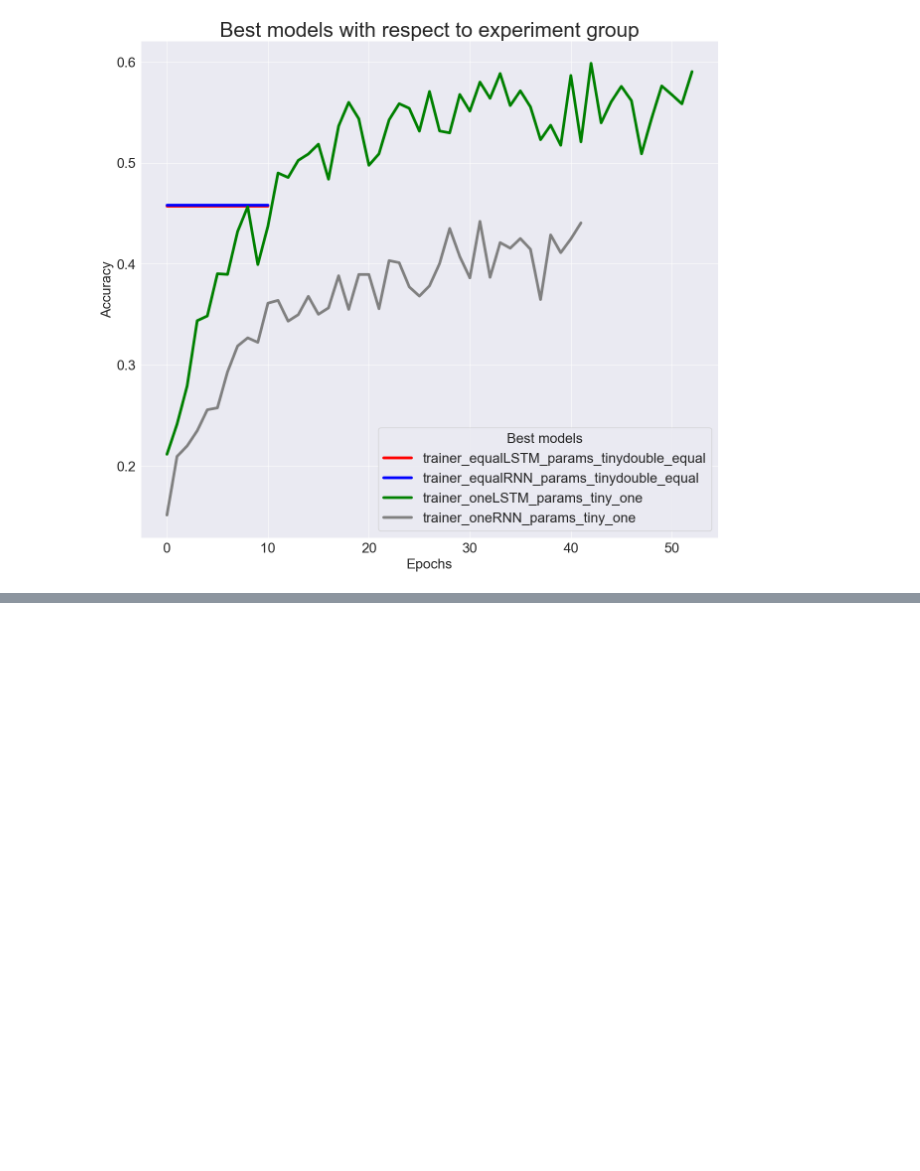
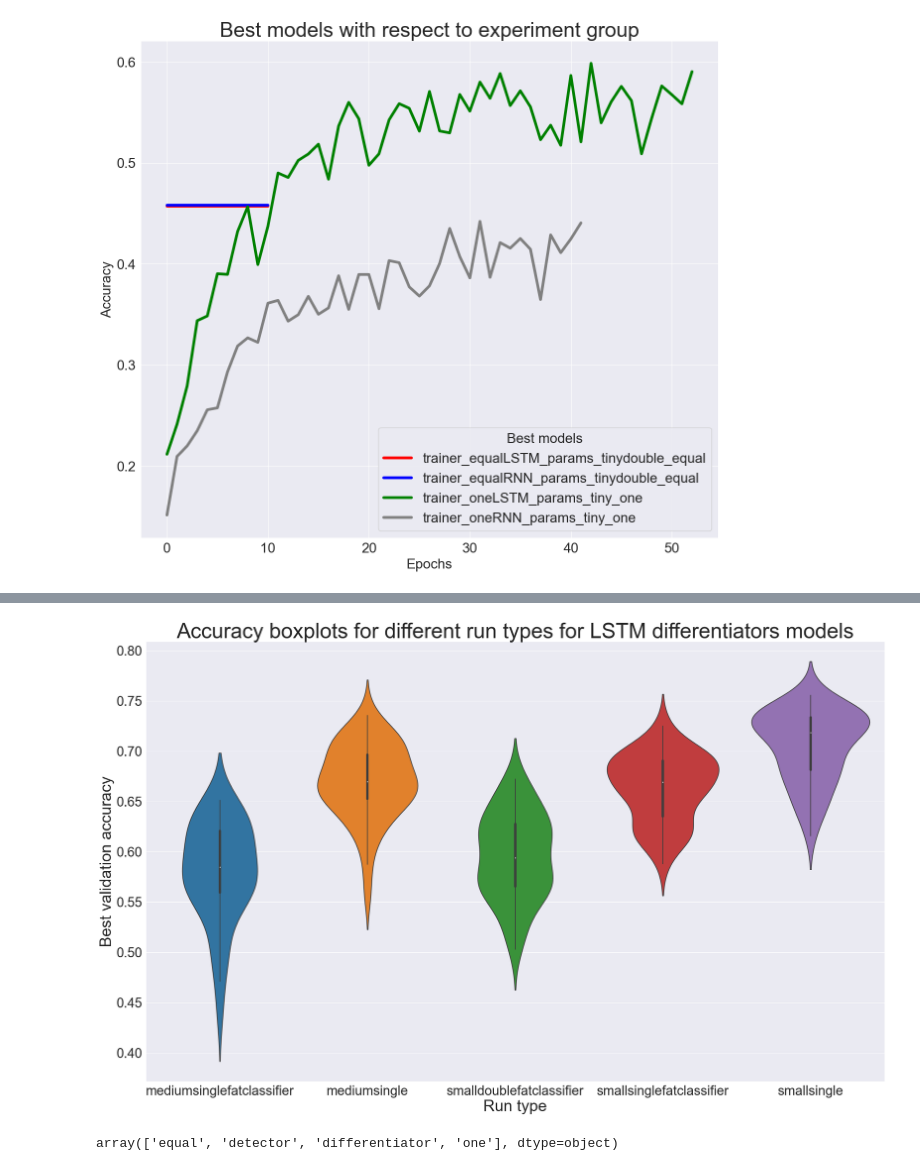
Before and after one commit to jakfol1217/DeepLearning, a Jupyter notebook: Project2/Experiment results.ipynb, the cells around one changed output, grey strips where cells are left out. Drawn from its saved outputs; the diff is of its cells as text; code cells hidden in the pictures; blank space fills up the shorter version.

```diff
--- a/Project2/Experiment results.ipynb
+++ b/Project2/Experiment results.ipynb
@@ -202,0 +303,18 @@ plot_best_trajectories(best_model_group, "Best models with respect to experiment
+# %%
+plt.show()
+import seaborn as sns
+from matplotlib import pyplot as plt
+
+plt.figure(figsize=(25, 15))
+sns.violinplot(x="run_type", y="best_accuracy_validation",
+               data=res_df[(res_df['model'] == 'LSTM') & (res_df['group'] == 'differentiator')])
+plt.title("Accuracy boxplots for different run types for LSTM differentiators models", fontsize=40)
+plt.ylabel("Best validation accuracy", fontsize=30)
+plt.xlabel("Run type", fontsize=30)
+plt.show()
+# %% [output]
+[figure, added]
+# %%
+res_df['group'].unique()
+# %% [output]
+array(['equal', 'detector', 'differentiator', 'one'], dtype=object)
```
Also changed, not shown: parts of 13 cells of this notebook.
